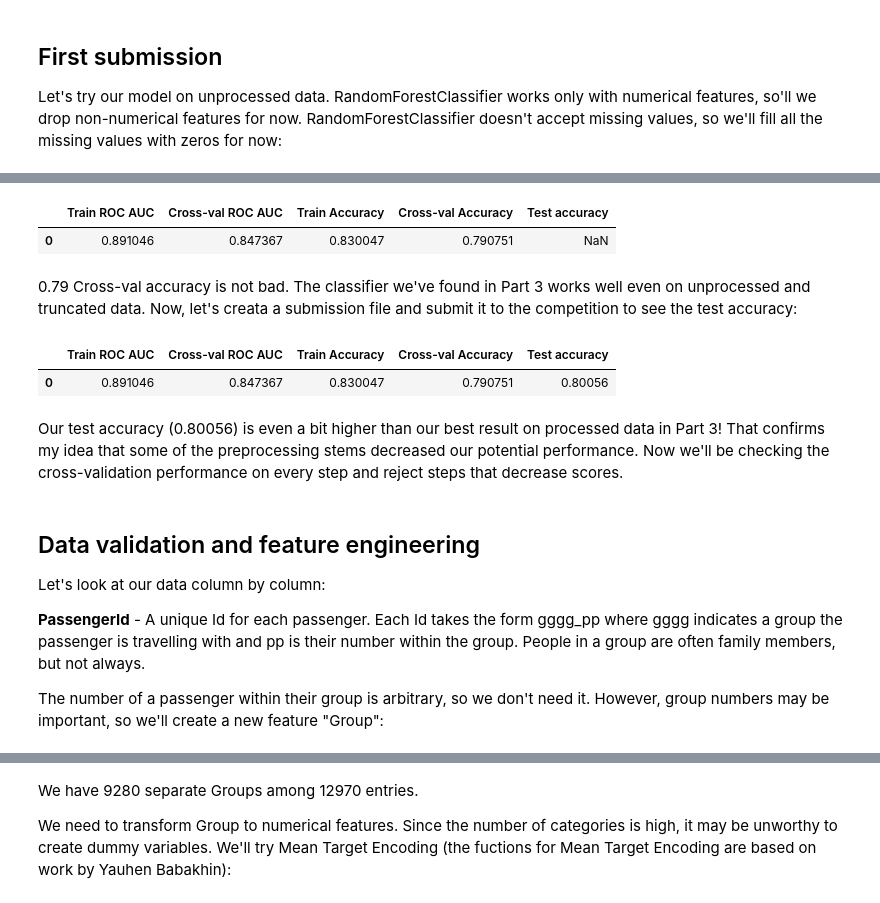
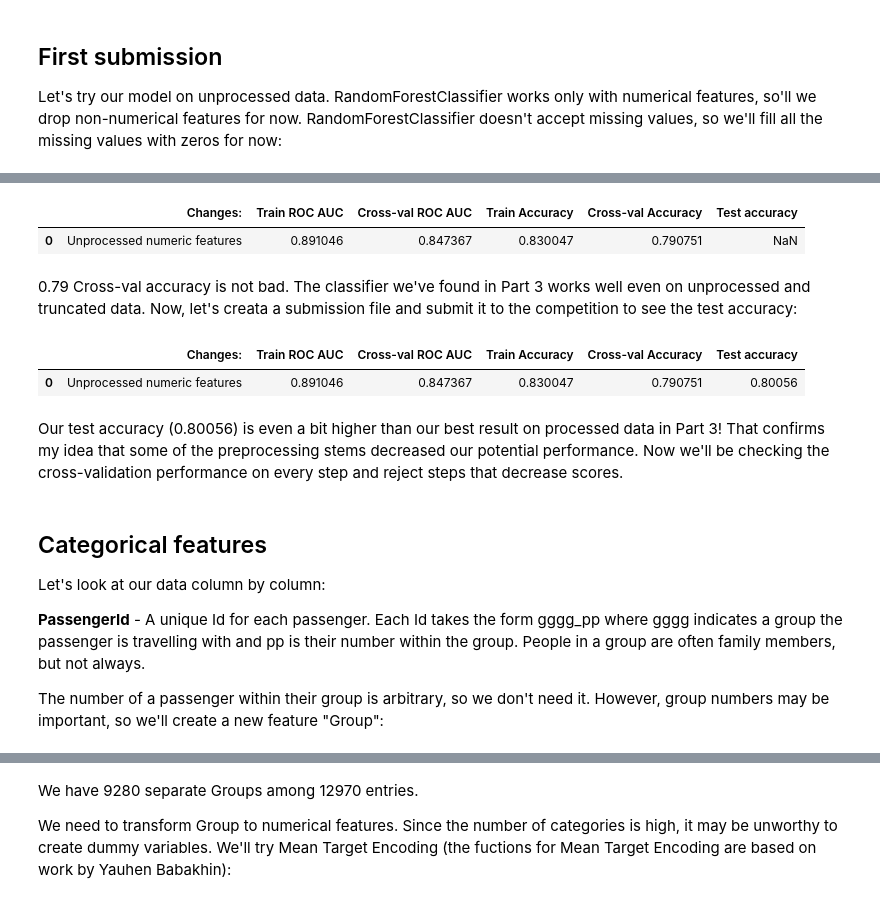
Before and after one commit to NickVasenkov/Spaceship, a Jupyter notebook: 04_newstart.ipynb, the cells around one changed output, grey strips where cells are left out. Saved outputs shown, nothing was run; the diff lists cells and outputs as text; code cells hidden in the pictures.

Commit message:
categorical features

```diff
--- a/04_newstart.ipynb
+++ b/04_newstart.ipynb
@@ -39,10 +39,11 @@ model_for_tests = RandomForestClassifier(random_state=SEED, \
 
 
 
-def get_cv_scores(train, test, model, scores_df, verbose=False, prepare_submission=False):
+def get_cv_scores(train, test, model, scores_df, comment = "", verbose=False, prepare_submission=False):
 
     '''
     This function takes train and test sets, as well as a model for cross validation and a DataFrame with previous scores.
+    It also takes an optional comment string to comment changes.
 
     Setting verbose to True makes function printing out updated scores.
 
@@ -86,8 +87,8 @@ def get_cv_scores(train, test, model, scores_df, verbose=False, prepare_submissi
 
     # Update the scores DataFrame with average scores:
 
-    scores_df.loc[len(scores_df)] = [np.mean(train_roc_auc_scores), np.mean(cv_roc_auc_scores), np.mean(train_accuracy_scores), \
-                        np.mean(cv_accuracy_scores), np.nan]
+    scores_df.loc[len(scores_df)] = [comment, np.mean(train_roc_auc_scores), np.mean(cv_roc_auc_scores), \
+                                     np.mean(train_accuracy_scores), np.mean(cv_accuracy_scores), np.nan]
     #scores_df.index = scores_df.index + 1
     #scores_df.sort_index()
 
@@ -192,7 +193,7 @@ Let's try our model on unprocessed data. RandomForestClassifier works only with
 %%time
 
 # Create the scores DataFrame
-scores_df = pd.DataFrame({'Train ROC AUC': [], 'Cross-val ROC AUC': [], 'Train Accuracy': [], \
+scores_df = pd.DataFrame({'Changes:': [], 'Train ROC AUC': [], 'Cross-val ROC AUC': [], 'Train Accuracy': [], \
                           'Cross-val Accuracy': [], 'Test accuracy': []})
 
 # Collect Passenger Ids in the test dataset into a separate variable
@@ -210,7 +211,7 @@ train = train.fillna(0)
 test = test.fillna(0)
 
 # Calculate scores
-submission_00 = get_cv_scores(train, test, model_for_tests, scores_df, prepare_submission=True)
+submission_00 = get_cv_scores(train, test, model_for_tests, scores_df, comment= "Unprocessed numeric features", prepare_submission=True)
 
 scores_df
 # %% [output]
@@ -219,5 +220,5 @@ Wall time: 10.2 s
-|  | Train ROC AUC | Cross-val ROC AUC | Train Accuracy | Cross-val Accuracy | Test accuracy |
-| 0 | 0.891046 | 0.847367 | 0.830047 | 0.790751 | NaN |
+|  | Changes: | Train ROC AUC | Cross-val ROC AUC | Train Accuracy | Cross-val Accuracy | Test accuracy |
+| 0 | Unprocessed numeric features | 0.891046 | 0.847367 | 0.830047 | 0.790751 | NaN |
 # %% [markdown]
 0.79 Cross-val accuracy is not bad. The classifier we've found in Part 3 works well even on unprocessed and truncated data. Now, let's creata a submission file and submit it to the competition to see the test accuracy:
 # %%
@@ -227,12 +228,12 @@ scores_df.loc[0, 'Test accuracy'] = 0.80056
 
 scores_df
 # %% [output]
-|  | Train ROC AUC | Cross-val ROC AUC | Train Accuracy | Cross-val Accuracy | Test accuracy |
-| 0 | 0.891046 | 0.847367 | 0.830047 | 0.790751 | 0.80056 |
+|  | Changes: | Train ROC AUC | Cross-val ROC AUC | Train Accuracy | Cross-val Accuracy | Test accuracy |
+| 0 | Unprocessed numeric features | 0.891046 | 0.847367 | 0.830047 | 0.790751 | 0.80056 |
 # %% [markdown]
 Our test accuracy (0.80056) is even a bit higher than our best result on processed data in Part 3! That confirms my idea that some of the preprocessing stems decreased our potential performance. Now we'll be checking the cross-validation performance on every step and reject steps that decrease scores.
 # %% [markdown]
-## Data validation and feature engineering
+## Categorical features
 
 Let's look at our data column by column:
 
```
Also changed, not shown: parts of 68 cells of this notebook, 5 other files.
